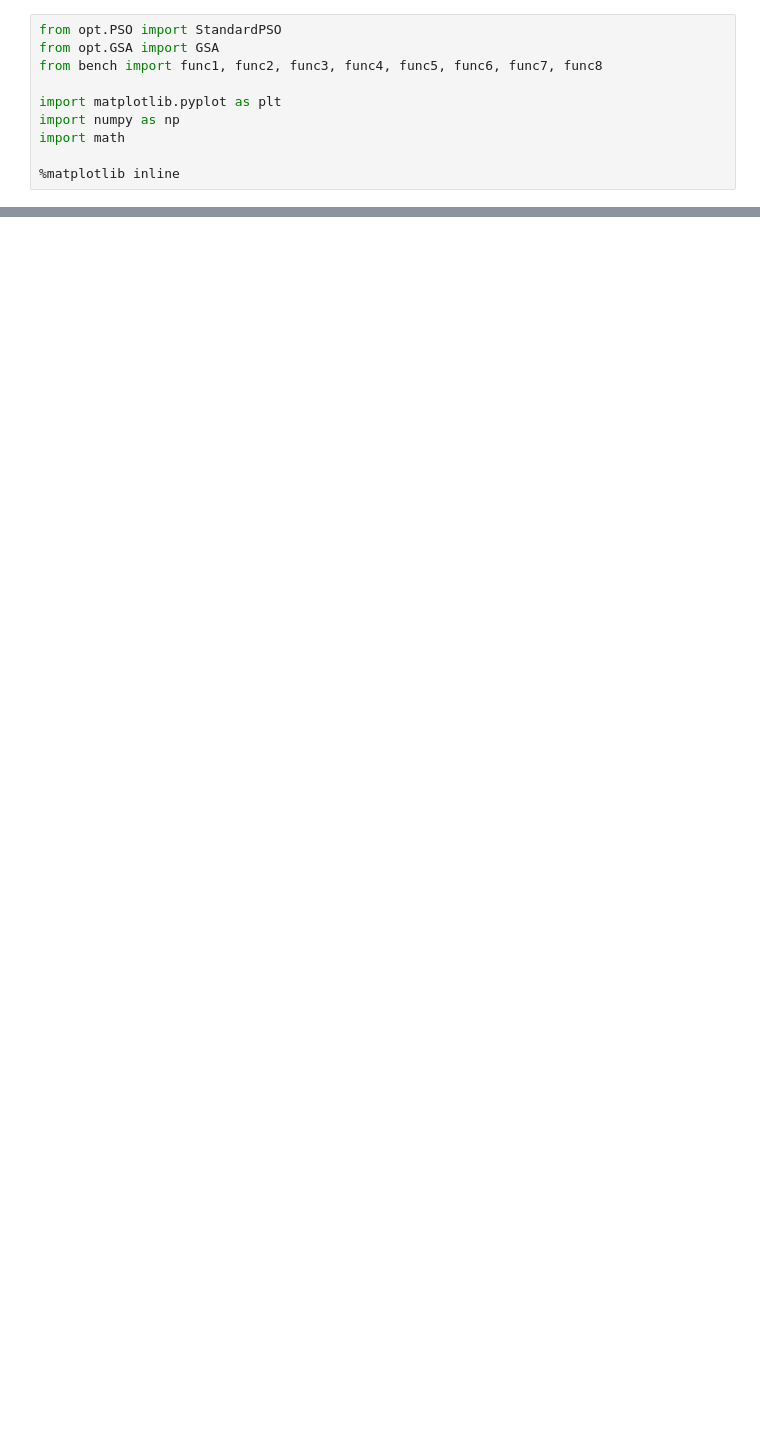
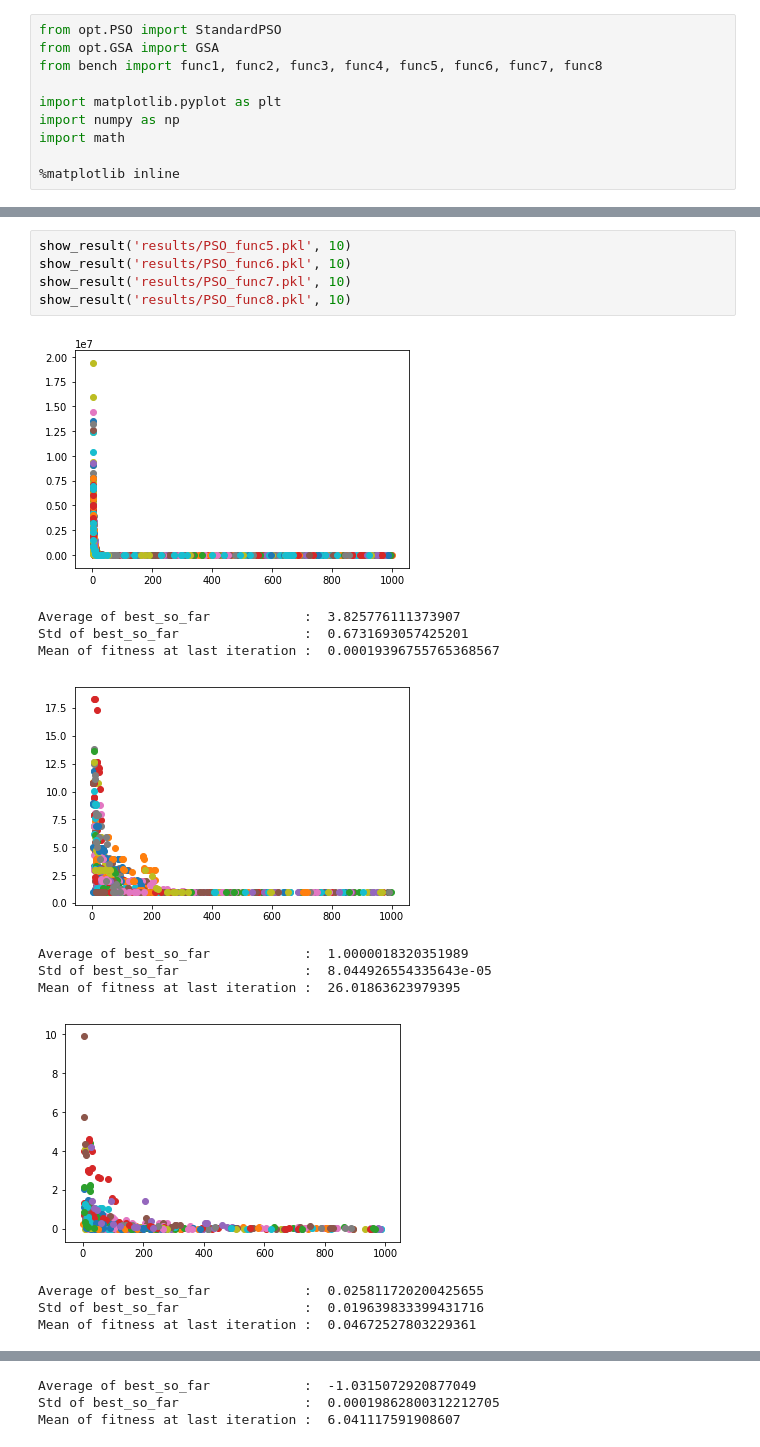
Before and after one commit to st9007a/optimizer, a Jupyter notebook: plot.ipynb, the cells around one changed output, grey strips where cells are left out. Saved outputs shown, nothing was run; the diff lists cells and outputs as text; blank space fills up the shorter version.

```diff
--- a/plot.ipynb
+++ b/plot.ipynb
@@ -97,0 +77,18 @@ Mean of fitness at last iteration :  6.041117591908607
+# %%
+show_result('results/PSO_func5.pkl', 10)
+show_result('results/PSO_func6.pkl', 10)
+show_result('results/PSO_func7.pkl', 10)
+show_result('results/PSO_func8.pkl', 10)
+# %% [output]
+[figure, added]
+Average of best_so_far            :  3.825776111373907
+Std of best_so_far                :  0.6731693057425201
+Mean of fitness at last iteration :  0.00019396755765368567
+[figure, added]
+Average of best_so_far            :  1.0000018320351989
+Std of best_so_far                :  8.044926554335643e-05
+Mean of fitness at last iteration :  26.01863623979395
+[figure, added]
+Average of best_so_far            :  0.025811720200425655
+Std of best_so_far                :  0.019639833399431716
+Mean of fitness at last iteration :  0.04672527803229361
@@ -97,0 +96,3 @@ Mean of fitness at last iteration :  6.041117591908607
+Average of best_so_far            :  -1.0315072920877049
+Std of best_so_far                :  0.00019862800312212705
+Mean of fitness at last iteration :  6.041117591908607
```
Also changed, not shown: parts of 14 cells of this notebook, 1 other file.
